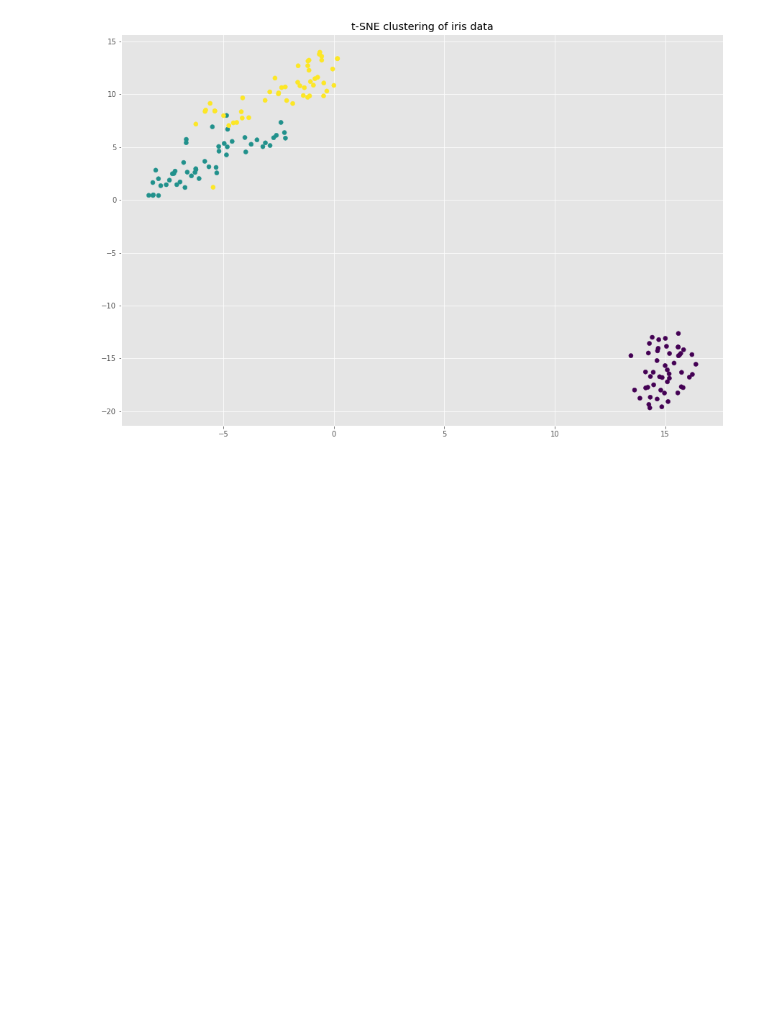
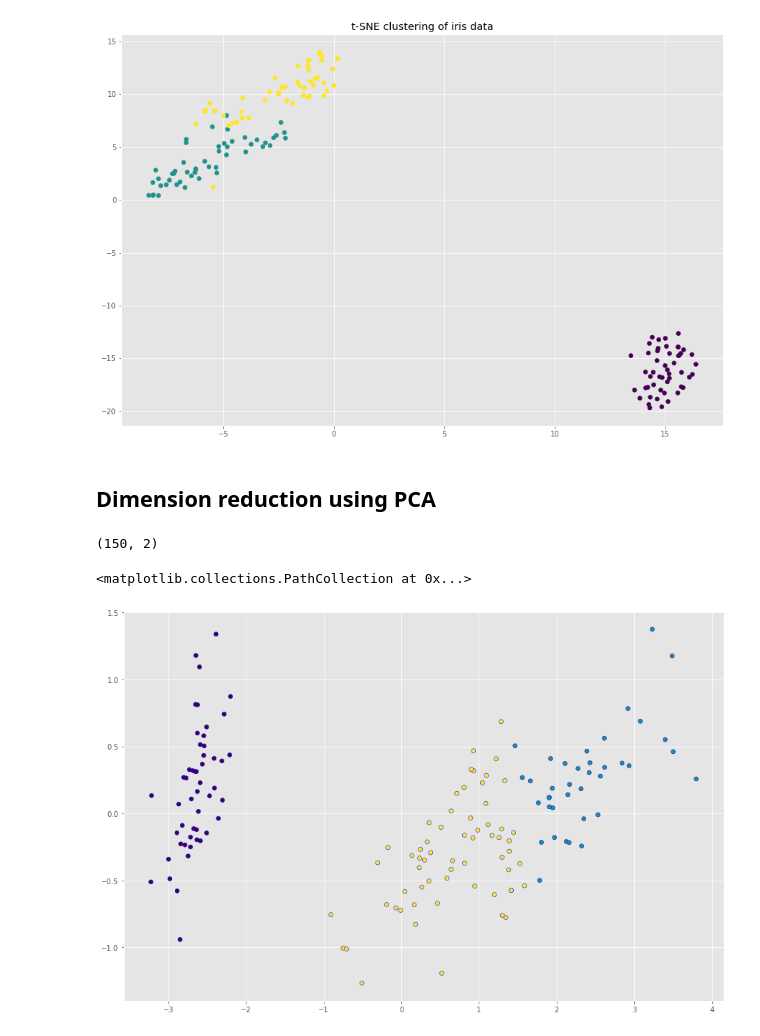
Before and after one commit to kipmadden/Supervised-Learning-with-scikit-learn, a Jupyter notebook: Iris dataset in scikit-learn.ipynb, the cells around one changed output. Saved outputs shown, nothing was run; the diff lists cells and outputs as text; code cells hidden in the pictures; blank space fills up the shorter version.

```diff
--- a/Iris dataset in scikit-learn.ipynb
+++ b/Iris dataset in scikit-learn.ipynb
@@ -344,3 +344,5 @@ plt.title("t-SNE clustering of iris data")
 # %% [output]
 Text(0.5, 1.0, 't-SNE clustering of iris data')
 [figure]
+# %% [markdown]
+## Dimension reduction using PCA
@@ -346,0 +352,19 @@ Text(0.5, 1.0, 't-SNE clustering of iris data')
+# %%
+# Instantiate the PCA model with n_components set to 2
+pca = PCA(n_components=2)
+# %%
+# Fit and transform the samples
+pca.fit(X)
+transformed = pca.transform(X)
+print(transformed.shape)
+# %% [output]
+(150, 2)
+# %%
+# Plot the pca features in a scatter plot
+fig, ax = plt.subplots(figsize=(15,10))
+xs = transformed[:,0]
+ys = transformed[:,1]
+plt.scatter(xs, ys, c=labels, edgecolors='b')
+# %% [output]
+<matplotlib.collections.PathCollection at 0x...>
+[figure, added]
```
Also changed, not shown: parts of 3 cells of this notebook.
